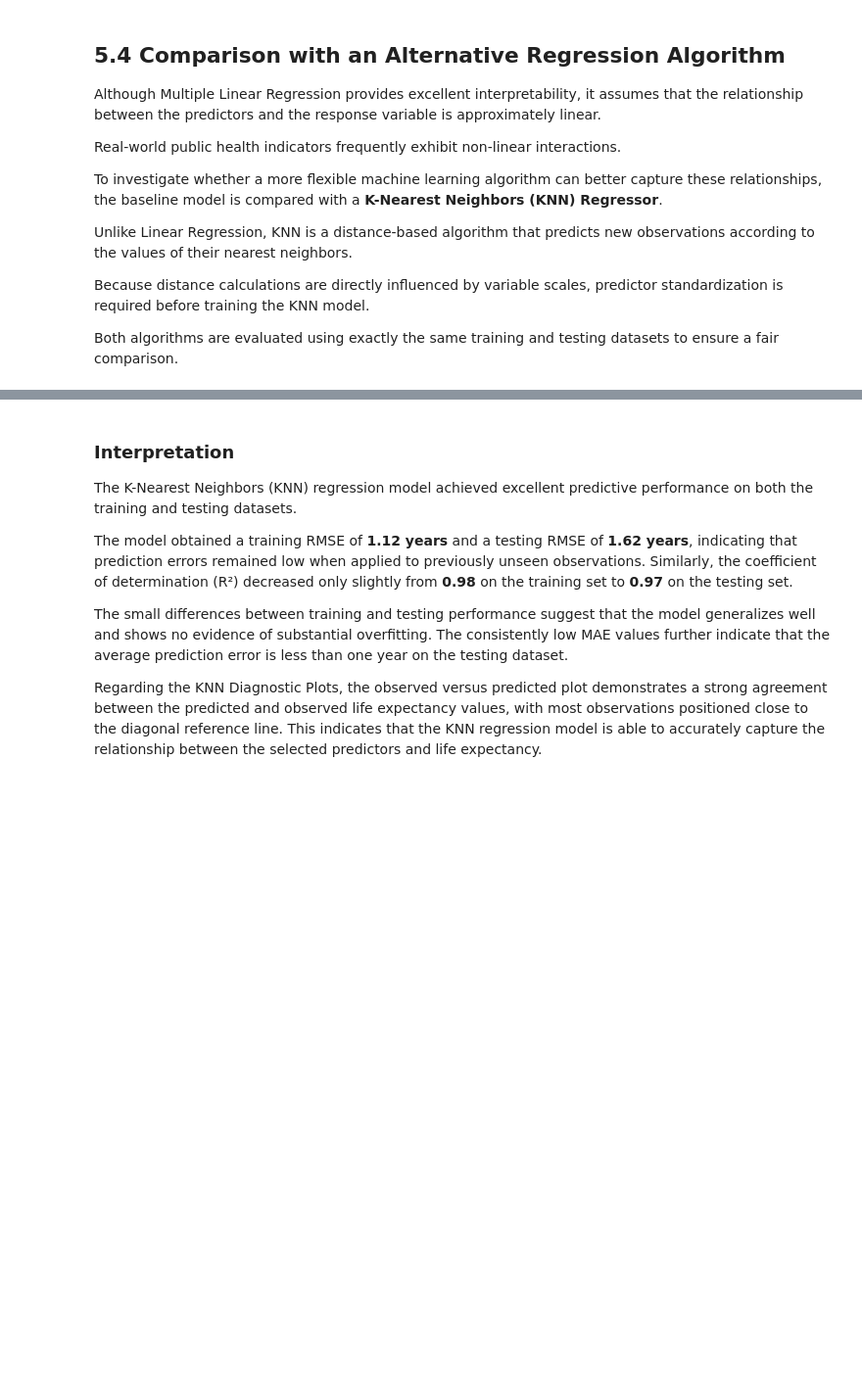
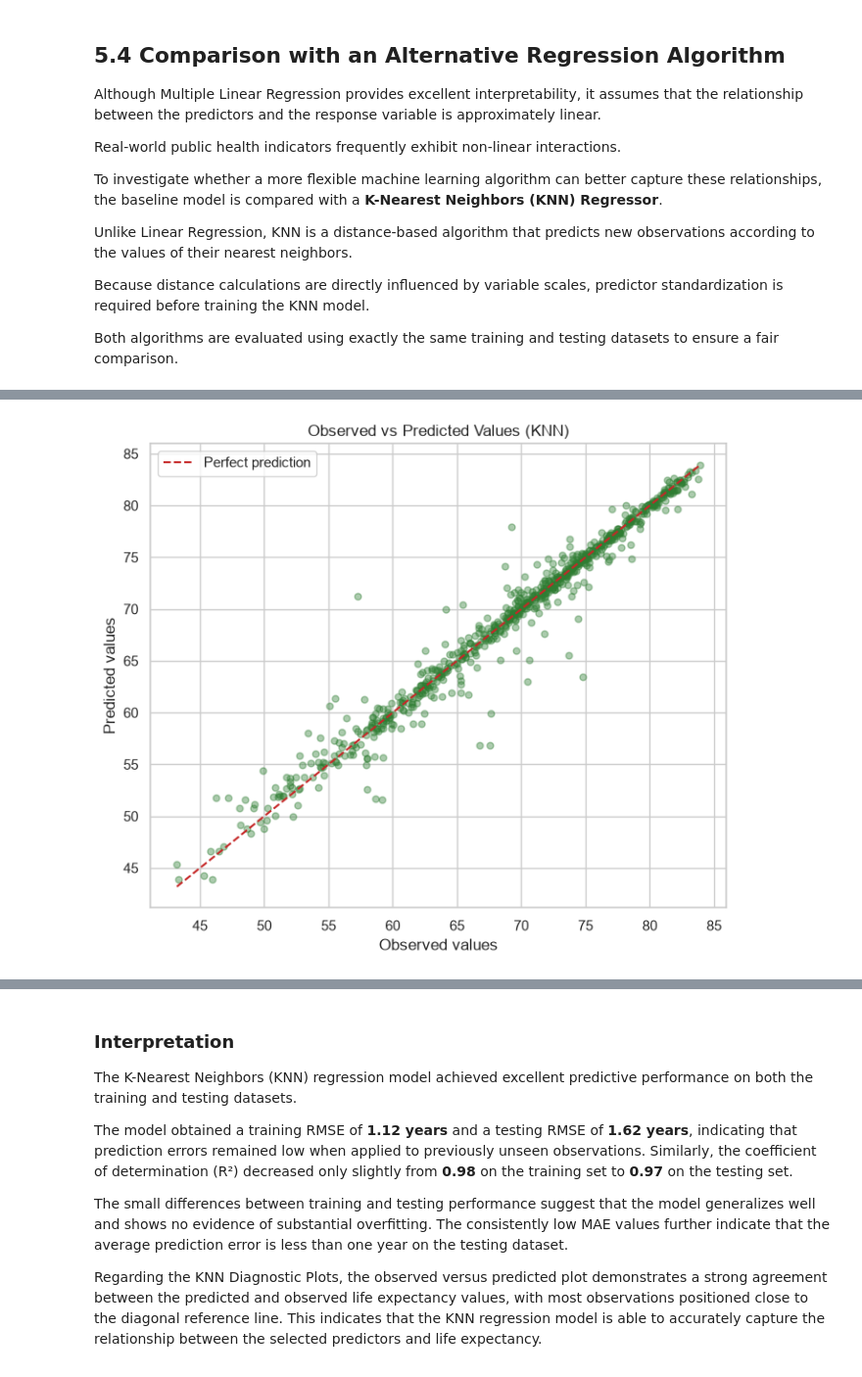
Before and after one commit to ananda-pires/who_life_expectancy_prediction, a Jupyter notebook: notebooks/life_expectancy.ipynb, the cells around one changed output, grey strips where cells are left out. Shown at 98% size. Saved outputs shown, nothing was run; the diff lists cells and outputs as text; code cells hidden in the pictures; blank space fills up the shorter version.

```diff
--- a/notebooks/life_expectancy.ipynb
+++ b/notebooks/life_expectancy.ipynb
@@ -2039,7 +2056,14 @@ display(knn_baseline_performance.round(4))
 # %%
+# =============================================================================
+# KNN observed vs predictive analysis
+# =============================================================================
+
 plot_observed_vs_predicted(
     y_test,
     knn_test_pred,
-    filename="08_knn_observed_vs_predicted.png"
+    title="Observed vs Predicted Values (KNN)",
+    filename="08_knn_observed_vs_predicted.png",
 )
+# %% [output]
+[figure, added]
 # %%
```
Also changed, not shown: parts of 12 cells of this notebook, 1 other file.
